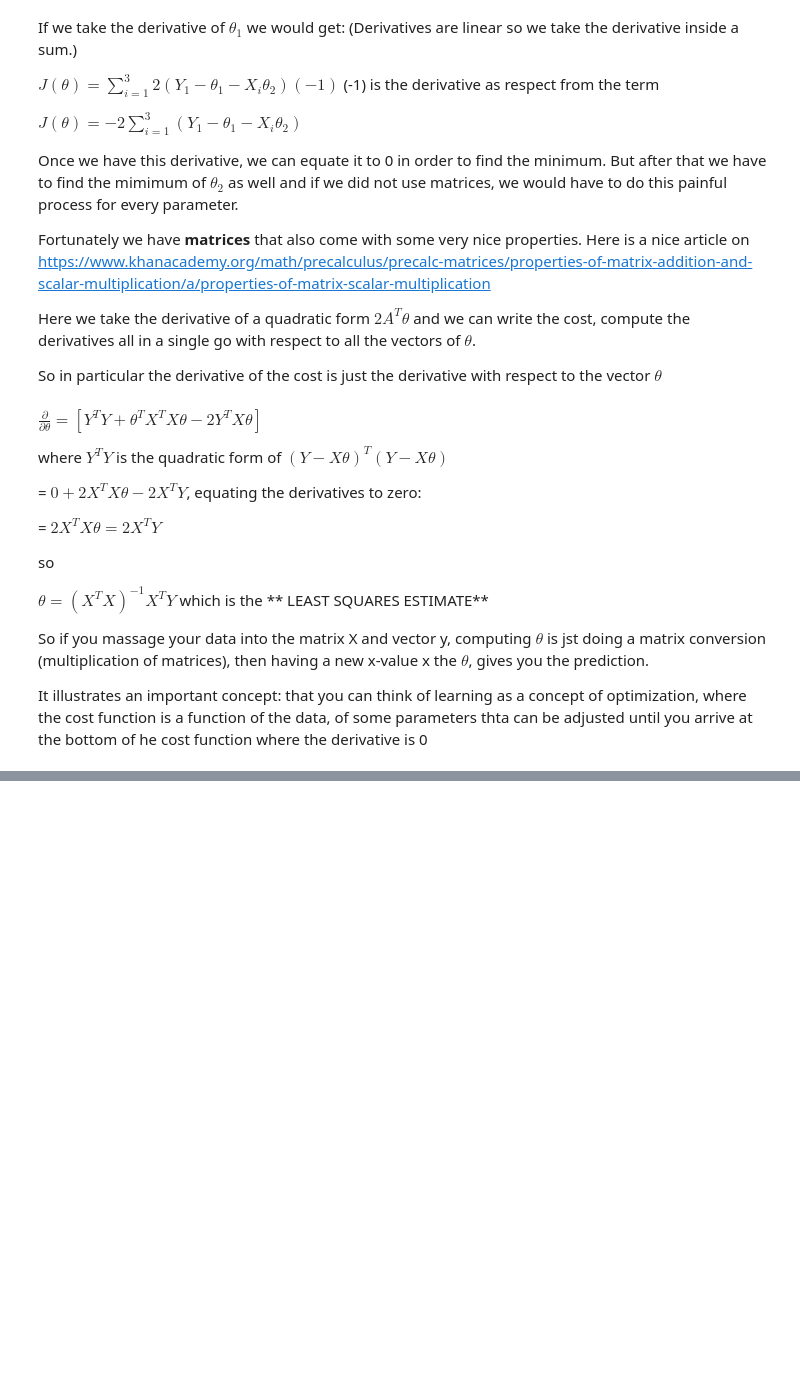
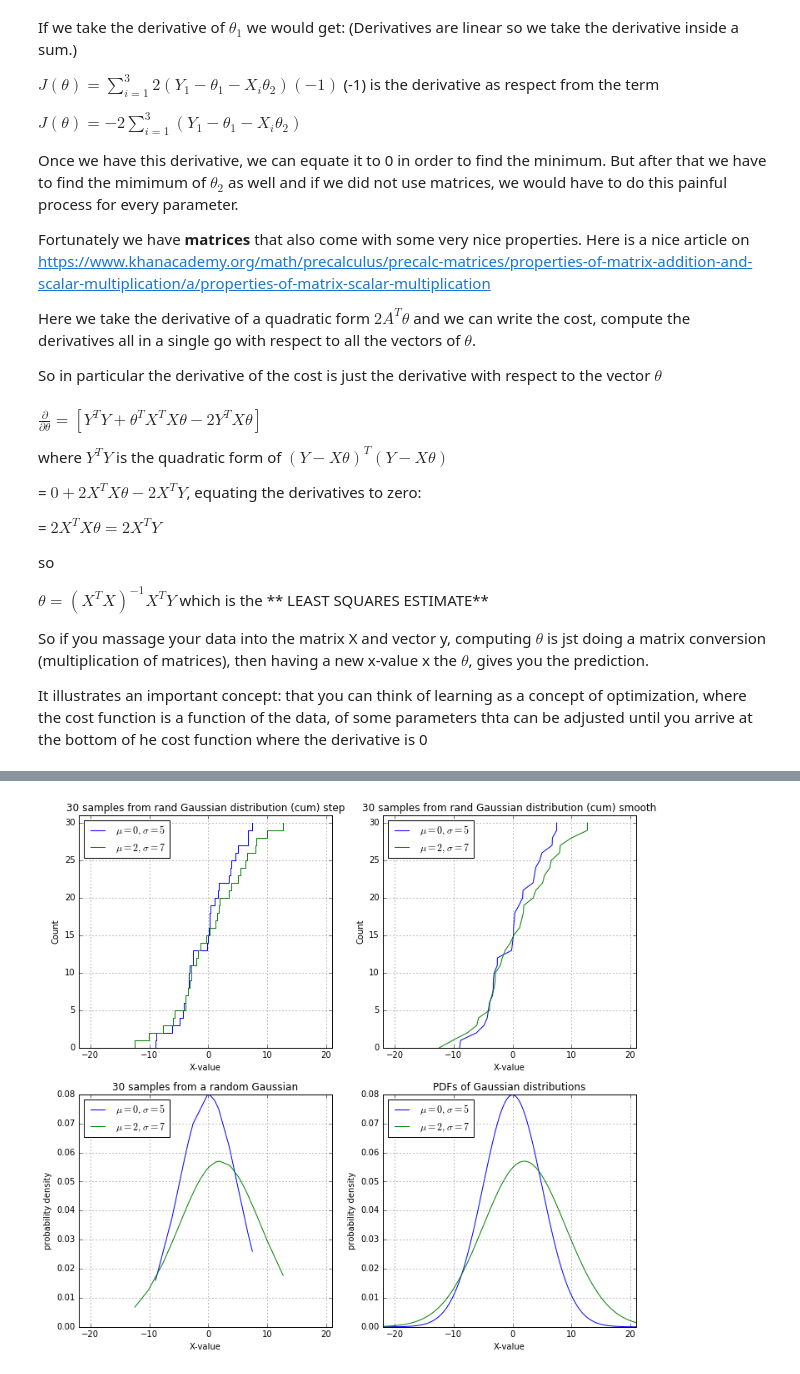
Before and after one commit to rmania/datascience, a Jupyter notebook: ubc_ml/Linear_prediction.ipynb, the cells around one changed output, grey strips where cells are left out. Drawn from its saved outputs; the diff is of its cells as text; code cells hidden in the pictures; blank space fills up the shorter version.

```diff
--- a/ubc_ml/Linear_prediction.ipynb
+++ b/ubc_ml/Linear_prediction.ipynb
@@ -207,0 +223,88 @@ for row in matrix_addition:
+# %%
+def pdf(x, mu=0, sigma=1):
+    """
+    Calculates the normal distribution's probability density
+    function (PDF).
+
+    """
+    term1 = 1.0 / ( sqrt(2*np.pi) * sigma )
+    term2 = np.exp( -0.5 * ( (x-mu)/sigma )**2 )
+    return term1 * term2
+# %%
+## Code from https://stackoverflow.com/questions/15408371/cumulative-distribution-plots-python.
+from math import ceil, floor, sqrt
+# Random Gaussian data (mean=0, stdev=5)
+# Random Gaussian data (mean=0, stdev=5)
+data1 = np.random.normal(loc=0, scale=5.0, size=30)
+data2 = np.random.normal(loc=2, scale=7.0, size=30)
+
+data1.sort(), data2.sort()
+
+min_val = floor(min(data1+data2))
+max_val = ceil(max(data1+data2))
+
+fig = plt.gcf()
+fig.set_size_inches(12,11)
+
+# Cumulative distributions, stepwise:
+plt.subplot(2,2,1)
+plt.step(np.concatenate([data1, data1[[-1]]]), np.arange(data1.size+1), label='$\mu=0, \sigma=5$')
+plt.step(np.concatenate([data2, data2[[-1]]]), np.arange(data2.size+1), label='$\mu=2, \sigma=7$')
+
+plt.title('30 samples from rand Gaussian distribution (cum) step')
+plt.ylabel('Count')
+plt.xlabel('X-value')
+plt.legend(loc='upper left')
+plt.xlim([min_val, max_val])
+plt.ylim([0, data1.size+1])
+plt.grid()
+
+# Cumulative distributions, smooth:
+plt.subplot(2,2,2)
+
+plt.plot(np.concatenate([data1, data1[[-1]]]), np.arange(data1.size+1), label='$\mu=0, \sigma=5$')
+plt.plot(np.concatenate([data2, data2[[-1]]]), np.arange(data2.size+1), label='$\mu=2, \sigma=7$')
+
+plt.title('30 samples from rand Gaussian distribution (cum) smooth')
+plt.ylabel('Count')
+plt.xlabel('X-value')
+plt.legend(loc='upper left')
+plt.xlim([min_val, max_val])
+plt.ylim([0, data1.size+1])
+plt.grid()
+
+
+# Probability densities of the sample points function
+plt.subplot(2,2,3)
+
+pdf1 = pdf(data1, mu=0, sigma=5)
+pdf2 = pdf(data2, mu=2, sigma=7)
+plt.plot(data1, pdf1, label='$\mu=0, \sigma=5$')
+plt.plot(data2, pdf2, label='$\mu=2, \sigma=7$')
+
+plt.title('30 samples from a random Gaussian')
+plt.legend(loc='upper left')
+plt.xlabel('X-value')
+plt.ylabel('probability density')
+plt.xlim([min_val, max_val])
+plt.grid()
+
+
+# Probability density function
+plt.subplot(2,2,4)
+
+x = np.arange(min_val, max_val, 0.05)
+
+pdf1 = pdf(x, mu=0, sigma=5)
+pdf2 = pdf(x, mu=2, sigma=7)
+plt.plot(x, pdf1, label='$\mu=0, \sigma=5$')
+plt.plot(x, pdf2, label='$\mu=2, \sigma=7$')
+
+plt.title('PDFs of Gaussian distributions')
+plt.legend(loc='upper left')
+plt.xlabel('X-value')
+plt.ylabel('probability density')
+plt.xlim([min_val, max_val])
+plt.grid()
+# %% [output]
+[figure, added]
```
Also changed, not shown: parts of 45 cells of this notebook.
